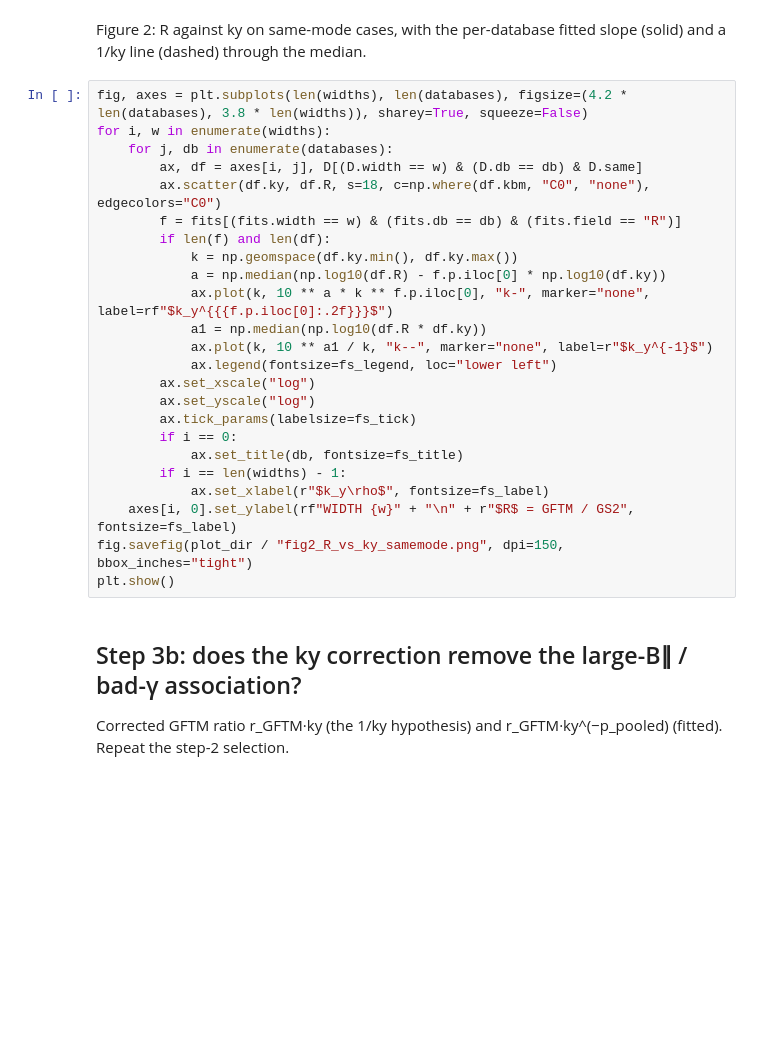
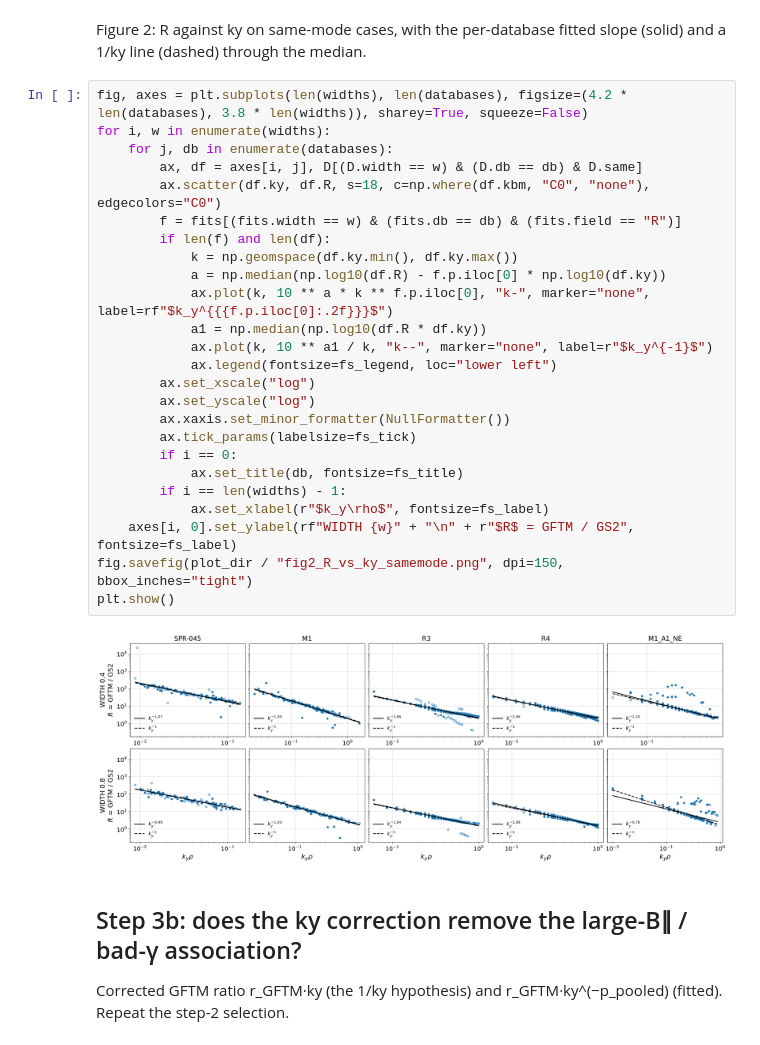
Before and after one commit to FelixWattsYork/General_Analysis, a Jupyter notebook: notebooks/gftm_bpar_ratio.ipynb, the cells around one changed output. Drawn from its saved outputs; the diff is of its cells as text; blank space fills up the shorter version.

```diff
--- a/notebooks/gftm_bpar_ratio.ipynb
+++ b/notebooks/gftm_bpar_ratio.ipynb
@@ -252,27 +311,30 @@ Figure 2: R against ky on same-mode cases, with the per-database fitted slope (s
 # %%
 fig, axes = plt.subplots(len(widths), len(databases), figsize=(4.2 * len(databases), 3.8 * len(widths)), sharey=True, squeeze=False)
 for i, w in enumerate(widths):
     for j, db in enumerate(databases):
         ax, df = axes[i, j], D[(D.width == w) & (D.db == db) & D.same]
         ax.scatter(df.ky, df.R, s=18, c=np.where(df.kbm, "C0", "none"), edgecolors="C0")
         f = fits[(fits.width == w) & (fits.db == db) & (fits.field == "R")]
         if len(f) and len(df):
             k = np.geomspace(df.ky.min(), df.ky.max())
             a = np.median(np.log10(df.R) - f.p.iloc[0] * np.log10(df.ky))
             ax.plot(k, 10 ** a * k ** f.p.iloc[0], "k-", marker="none", label=rf"$k_y^{{{f.p.iloc[0]:.2f}}}$")
             a1 = np.median(np.log10(df.R * df.ky))
             ax.plot(k, 10 ** a1 / k, "k--", marker="none", label=r"$k_y^{-1}$")
             ax.legend(fontsize=fs_legend, loc="lower left")
         ax.set_xscale("log")
         ax.set_yscale("log")
+        ax.xaxis.set_minor_formatter(NullFormatter())
         ax.tick_params(labelsize=fs_tick)
         if i == 0:
             ax.set_title(db, fontsize=fs_title)
         if i == len(widths) - 1:
             ax.set_xlabel(r"$k_y\rho$", fontsize=fs_label)
     axes[i, 0].set_ylabel(rf"WIDTH {w}" + "\n" + r"$R$ = GFTM / GS2", fontsize=fs_label)
 fig.savefig(plot_dir / "fig2_R_vs_ky_samemode.png", dpi=150, bbox_inches="tight")
 plt.show()
+# %% [output]
+[figure, added]
 # %% [markdown]
 ## Step 3b: does the ky correction remove the large-B∥ / bad-γ association?
 Corrected GFTM ratio r_GFTM·ky (the 1/ky hypothesis) and r_GFTM·ky^(−p_pooled) (fitted). Repeat the step-2 selection.
```
Also changed, not shown: parts of 8 cells of this notebook.
